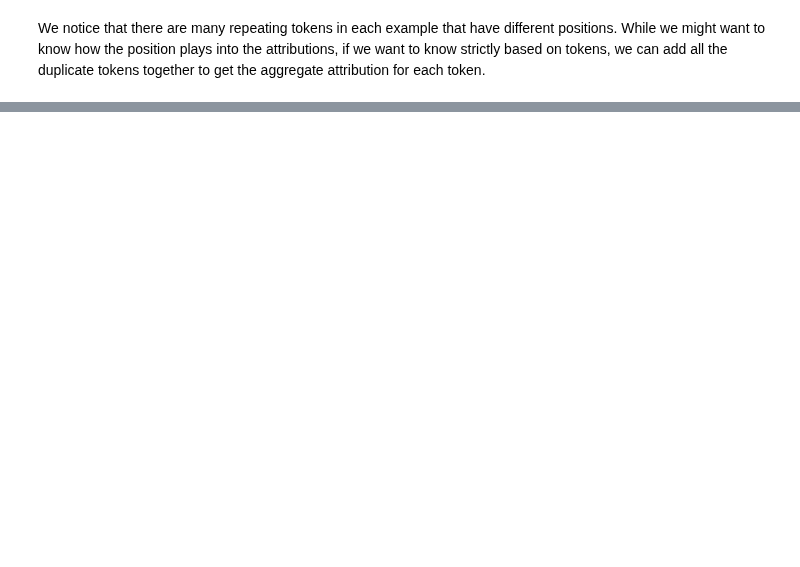
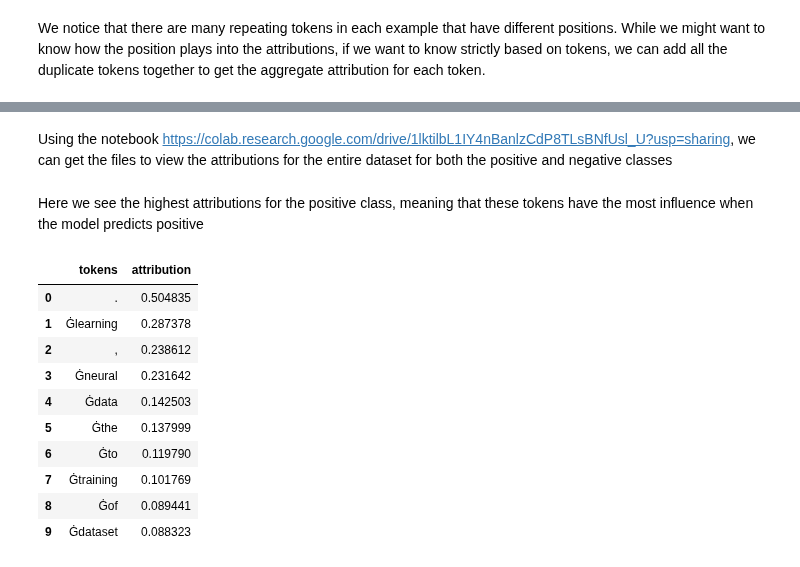
Before and after one commit to danielhou13/cogs402longformer, a Jupyter notebook: src/CaptumLongformerSequenceClassification.ipynb, the cells around one changed output, grey strips where cells are left out. Cells and saved outputs as stored; diff of their text form; code cells hidden in the pictures; blank space fills up the shorter version.

```diff
--- a/src/CaptumLongformerSequenceClassification.ipynb
+++ b/src/CaptumLongformerSequenceClassification.ipynb
@@ -299,0 +301,21 @@ lowest_attrib_tokens[:10]
+# %% [markdown]
+Using the notebook https://colab.research.google.com/drive/1lktilbL1IY4nBanlzCdP8TLsBNfUsl_U?usp=sharing, we can get the files to view the attributions for the entire dataset for both the positive and negative classes
+# %%
+df_pos = pd.read_csv("/content/drive/MyDrive/cogs402longformer/results/papers/papers_attributions/longformer_emb_ones_papers.csv")
+df_neg = pd.read_csv("/content/drive/MyDrive/cogs402longformer/results/papers/papers_attributions/longformer_emb_zeros_papers.csv")
+# %% [markdown]
+Here we see the highest attributions for the positive class, meaning that these tokens have the most influence when the model predicts positive
+# %%
+df_pos[:10]
+# %% [output]
+|  | tokens | attribution |
+| 0 | . | 0.504835 |
+| 1 | Ġlearning | 0.287378 |
+| 2 | , | 0.238612 |
+| 3 | Ġneural | 0.231642 |
+| 4 | Ġdata | 0.142503 |
+| 5 | Ġthe | 0.137999 |
+| 6 | Ġto | 0.119790 |
+| 7 | Ġtraining | 0.101769 |
+| 8 | Ġof | 0.089441 |
+| 9 | Ġdataset | 0.088323 |
```
Also changed, not shown: parts of 9 cells of this notebook.
